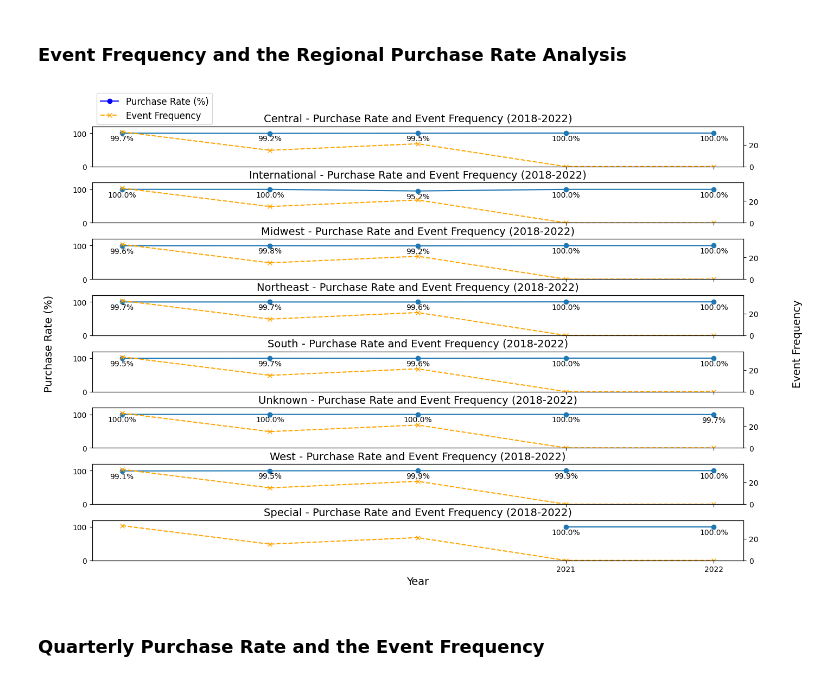
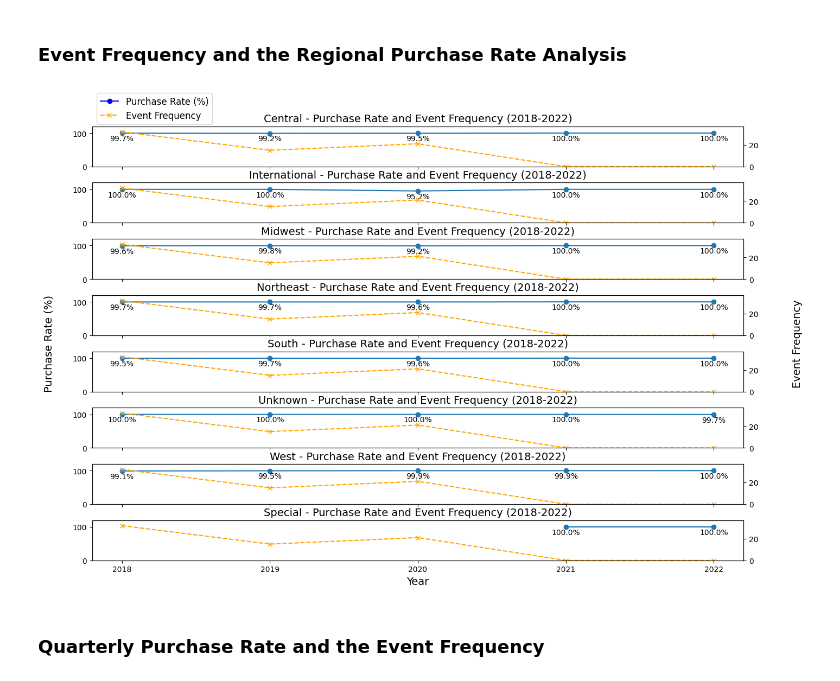
Before and after one commit to Rachel-you/crystal_synergy, a Jupyter notebook: retention_analysis/purchase_rate_analysis.ipynb, the cells around one changed output. Drawn from its saved outputs; the diff is of its cells as text; code cells hidden in the pictures.

Commit message:
fixed the graph issue

```diff
--- a/retention_analysis/purchase_rate_analysis.ipynb
+++ b/retention_analysis/purchase_rate_analysis.ipynb
@@ -208,29 +208,23 @@ import pandas as pd
 import matplotlib.pyplot as plt
 from matplotlib.lines import Line2D
 
-# Load data
 df = pd.read_csv('/Users/rachelyou/Downloads/cleaned_data_V3.csv')
 event_data = pd.read_excel('/Users/rachelyou/Desktop/event.xlsx')
 
-# Rename columns in event_data
 event_data.columns = ['Event', '2018', '2019', '2020', '2021', '2022', '2023']
 
-# Calculate event frequency per year
 event_data_counts = event_data.iloc[1:].notnull().sum()[['2018', '2019', '2020', '2021', '2022']]
 event_frequency_by_year = event_data_counts.reset_index()
 event_frequency_by_year.columns = ["Year", "event_frequency"]
 event_frequency_by_year["Year"] = event_frequency_by_year["Year"].astype(int)
 
-# Filter data for years 2018-2022
 filtered_df = df[(df["Year"] >= 2018) & (df["Year"] <= 2022)]
 
-# Calculate total and purchased accounts per region and year
 filtered_df_corrected = filtered_df.groupby(["Year", "Territory"]).agg(
     total_accounts=('C1AccountNo', 'nunique'),
     purchased_accounts=('C1AccountNo', lambda x: filtered_df.loc[x.index, 'annual_sales'].gt(0).sum())
 ).reset_index()
 
-# Calculate purchase rate and cap at 100%
 filtered_df_corrected["purchase_rate"] = (
     filtered_df_corrected["purchased_accounts"] / filtered_df_corrected["total_accounts"]
 ) * 100
@@ -249,35 +243,35 @@ for i, region in enumerate(regions):
 
     ax.plot(region_data["Year"], region_data["purchase_rate"], marker='o', label="Purchase Rate (%)")
     ax.set_ylim(0, 120)
     ax.set_title(f"{region} - Purchase Rate and Event Frequency (2018-2022)", fontsize=14)
-    ax.set_xticks(region_data["Year"].unique())
+    ax.set_xticks([2018, 2019, 2020, 2021, 2022])  # Explicitly set x-ticks for years 2018-2022
 
     for j, row in region_data.iterrows():
         ax.annotate(f"{row['purchase_rate']:.1f}%",
                     (row["Year"], row["purchase_rate"]),
                     textcoords="offset points",
                     xytext=(0, -10),
                     ha='center', fontsize=10)
 
     ax2 = ax.twinx()
     ax2.plot(event_frequency_by_year["Year"],
              event_frequency_by_year["event_frequency"],
              color='orange', marker='x', linestyle='--')
     ax2.set_ylim(0, event_frequency_by_year["event_frequency"].max() + 5)
 fig.text(0.04, 0.5, 'Purchase Rate (%)', va='center', rotation='vertical', fontsize=14)
 fig.text(0.96, 0.5, 'Event Frequency', va='center', rotation='vertical', fontsize=14)
 axes[-1].set_xlabel("Year", fontsize=14)
 
 legend_elements = [
     Line2D([0], [0], color='blue', marker='o', linestyle='-', label='Purchase Rate (%)'),
     Line2D([0], [0], color='orange', marker='x', linestyle='--', label='Event Frequency')
 ]
 fig.legend(handles=legend_elements, loc="upper left", bbox_to_anchor=(0.1, 0.97), fontsize=12)
 
 plt.subplots_adjust(hspace=0.4, top=0.9, left=0.1, right=0.9, bottom=0.1)
 plt.show()
 # %% [output]
-[figure, old version]
+[figure, new version]
 # %% [markdown]
 ### Quarterly Purchase Rate and the Event Frequency
 # %%
```
